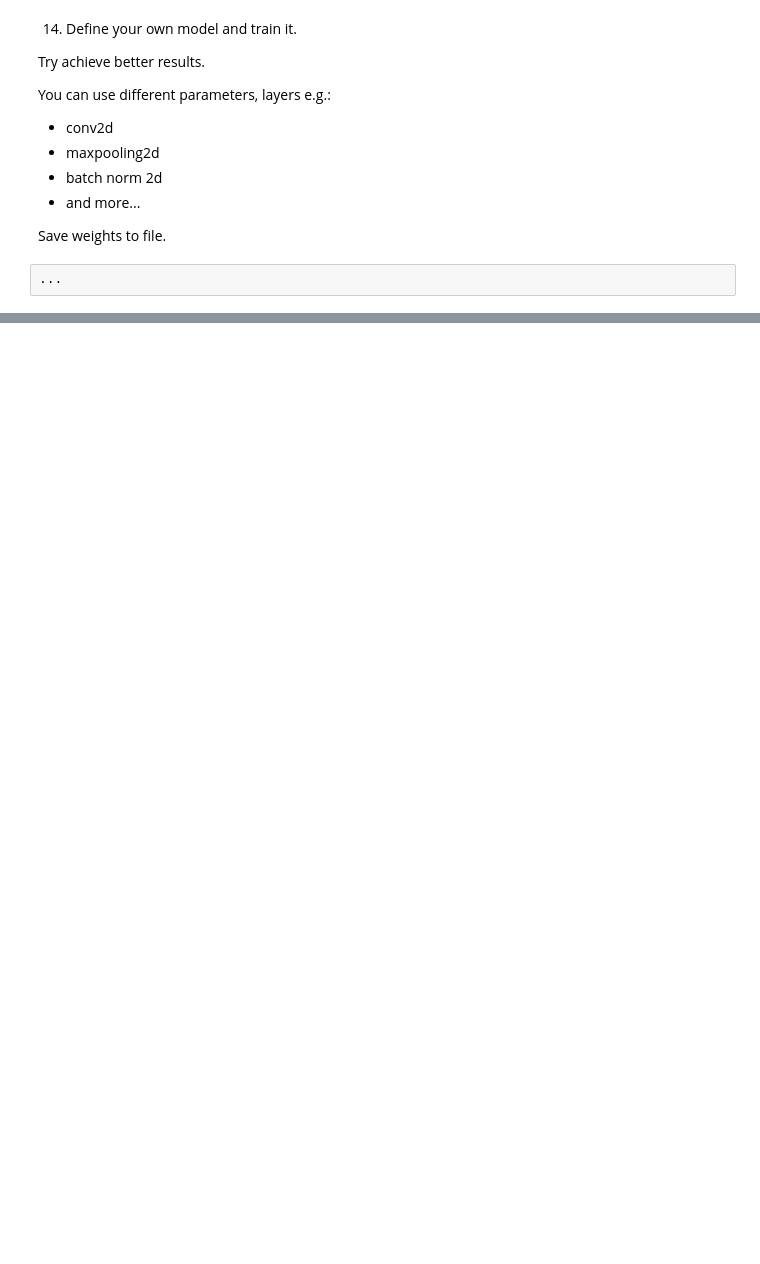
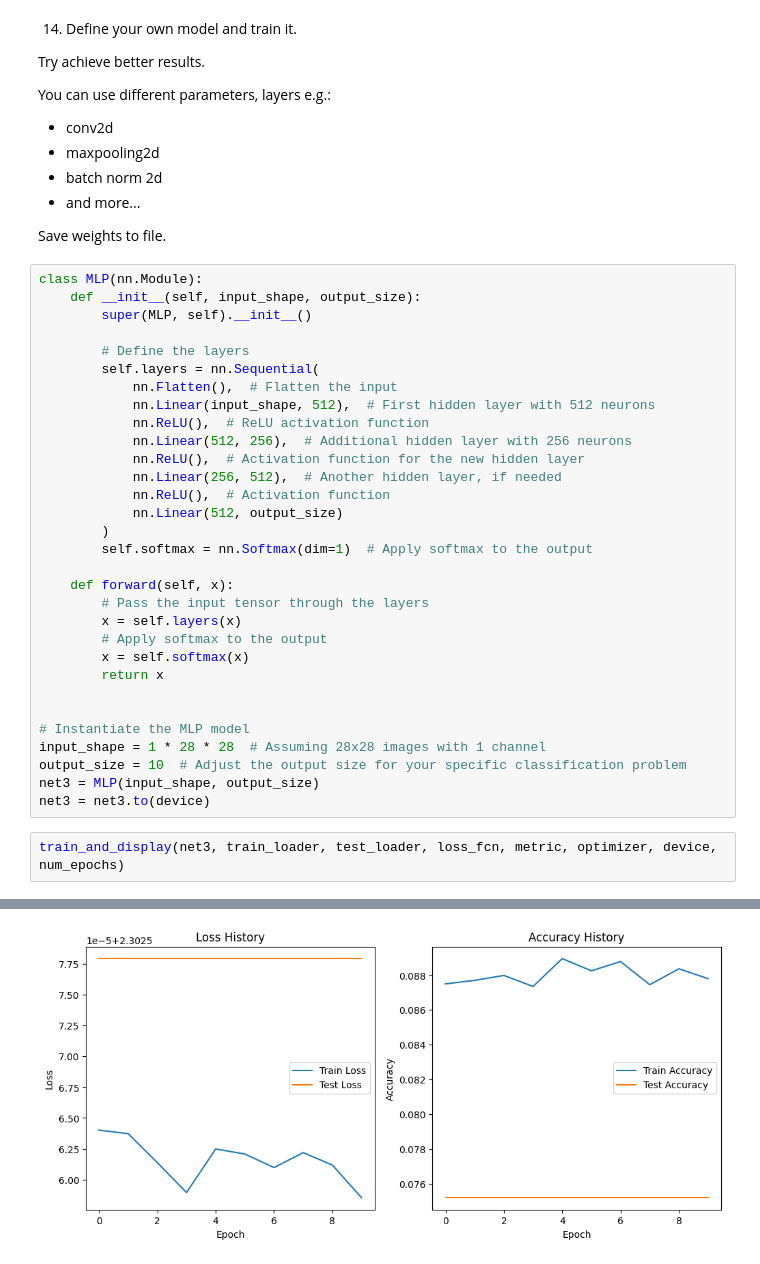
Before and after one commit to Mateleo/EmbeddedAI, a Jupyter notebook: Lab1/Lab1.ipynb, the cells around one changed output, grey strips where cells are left out. Cells and saved outputs as stored; diff of their text form; blank space fills up the shorter version.

```diff
--- a/Lab1/Lab1.ipynb
+++ b/Lab1/Lab1.ipynb
@@ -313,5 +561,37 @@ You can use different parameters, layers e.g.:
 - and more...
 
 Save weights to file.
-# %%
-...
+# %%
+class MLP(nn.Module):
+    def __init__(self, input_shape, output_size):
+        super(MLP, self).__init__()
+
+        # Define the layers
+        self.layers = nn.Sequential(
+            nn.Flatten(),  # Flatten the input
+            nn.Linear(input_shape, 512),  # First hidden layer with 512 neurons
+            nn.ReLU(),  # ReLU activation function
+            nn.Linear(512, 256),  # Additional hidden layer with 256 neurons
+            nn.ReLU(),  # Activation function for the new hidden layer
+            nn.Linear(256, 512),  # Another hidden layer, if needed
+            nn.ReLU(),  # Activation function
+            nn.Linear(512, output_size)
+        )
+        self.softmax = nn.Softmax(dim=1)  # Apply softmax to the output
+
+    def forward(self, x):
+        # Pass the input tensor through the layers
+        x = self.layers(x)
+        # Apply softmax to the output
+        x = self.softmax(x)
+        return x
+
+
+# Instantiate the MLP model
+input_shape = 1 * 28 * 28  # Assuming 28x28 images with 1 channel
+output_size = 10  # Adjust the output size for your specific classification problem
+net3 = MLP(input_shape, output_size)
+net3 = net3.to(device)
+# %%
+train_and_display(net3, train_loader, test_loader, loss_fcn, metric, optimizer, device, num_epochs)
+# %% [output]
@@ -317,0 +628 @@ Save weights to file.
+[figure, added]
```
Also changed, not shown: parts of 29 cells of this notebook, 2 other files.
